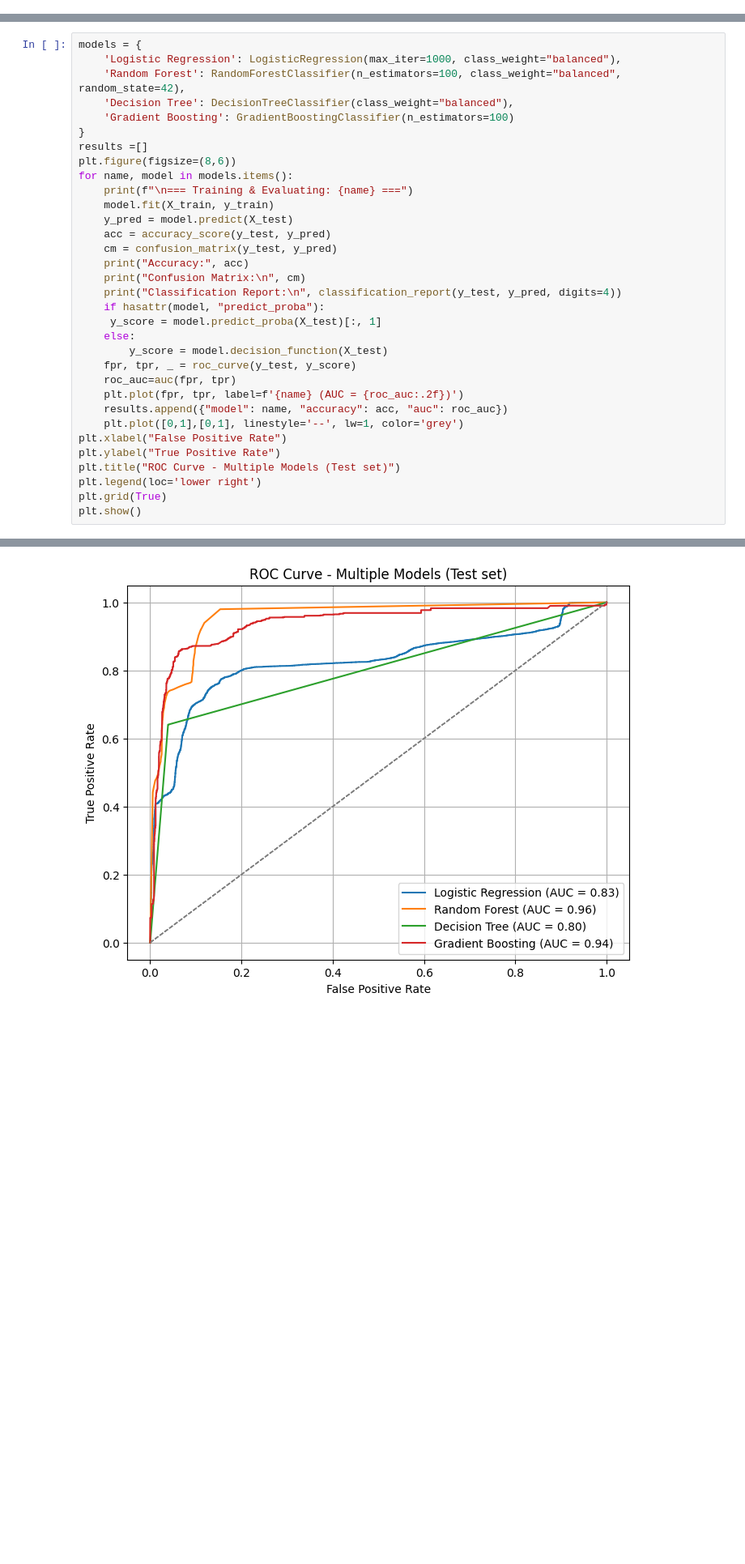
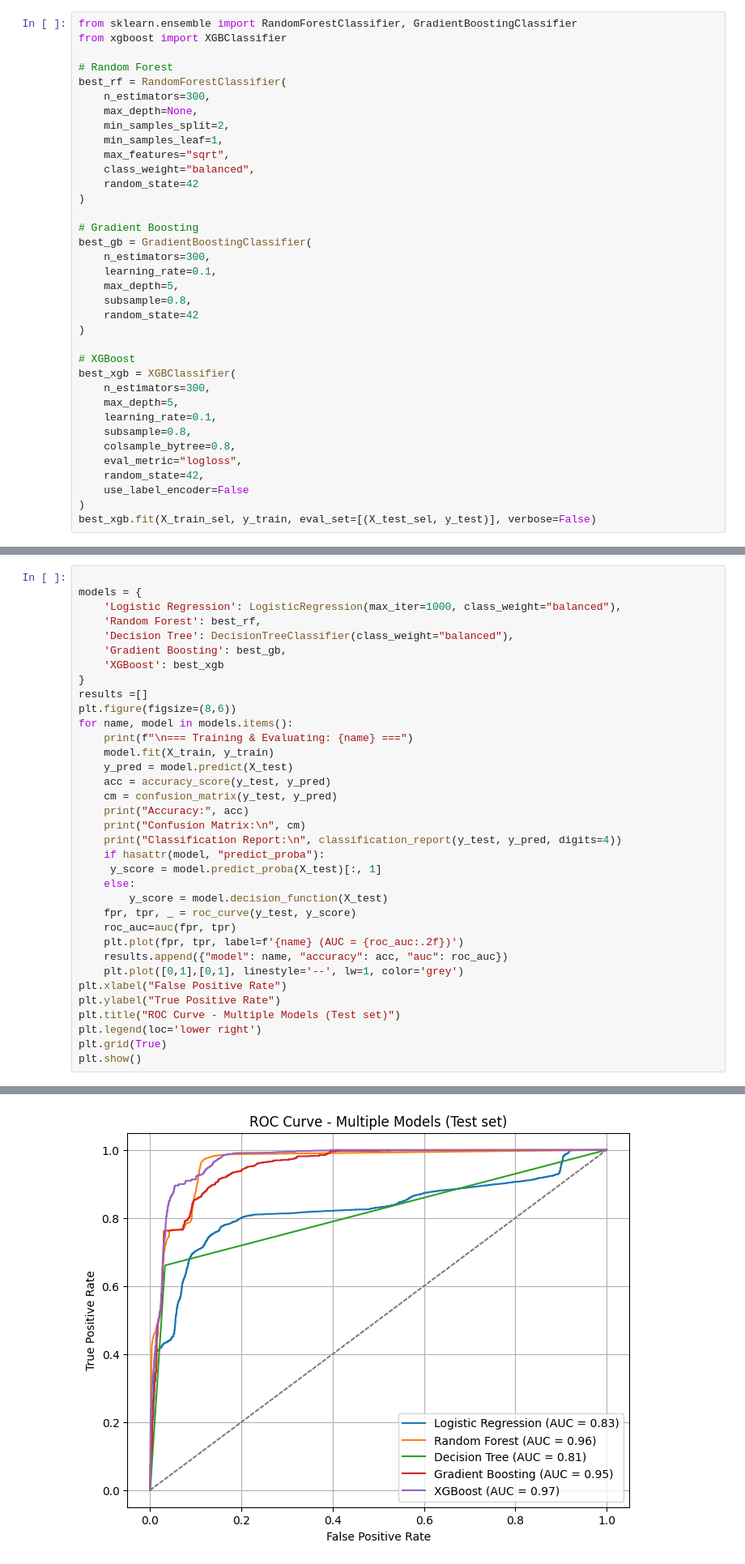
Before and after one commit to SpringBoardMentor193s/SentinelNet, a Jupyter notebook: notebooks/nsl.ipynb, the cells around one changed output, grey strips where cells are left out. Shown at 81% size. Cells and saved outputs as stored; diff of their text form; blank space fills up the shorter version.

```diff
--- a/notebooks/nsl.ipynb
+++ b/notebooks/nsl.ipynb
@@ -311,0 +375,36 @@ Name: count, dtype: int64
+# %%
+from sklearn.ensemble import RandomForestClassifier, GradientBoostingClassifier
+from xgboost import XGBClassifier
+
+# Random Forest
+best_rf = RandomForestClassifier(
+    n_estimators=300,
+    max_depth=None,
+    min_samples_split=2,
+    min_samples_leaf=1,
+    max_features="sqrt",
+    class_weight="balanced",
+    random_state=42
+)
+
+# Gradient Boosting
+best_gb = GradientBoostingClassifier(
+    n_estimators=300,
+    learning_rate=0.1,
+    max_depth=5,
+    subsample=0.8,
+    random_state=42
+)
+
+# XGBoost
+best_xgb = XGBClassifier(
+    n_estimators=300,
+    max_depth=5,
+    learning_rate=0.1,
+    subsample=0.8,
+    colsample_bytree=0.8,
+    eval_metric="logloss",
+    random_state=42,
+    use_label_encoder=False
+)
+best_xgb.fit(X_train_sel, y_train, eval_set=[(X_test_sel, y_test)], verbose=False)
@@ -312,9 +427,11 @@ Name: count, dtype: int64
 # %%
+
 models = {
     'Logistic Regression': LogisticRegression(max_iter=1000, class_weight="balanced"),
-    'Random Forest': RandomForestClassifier(n_estimators=100, class_weight="balanced", random_state=42),
+    'Random Forest': best_rf,
     'Decision Tree': DecisionTreeClassifier(class_weight="balanced"),
-    'Gradient Boosting': GradientBoostingClassifier(n_estimators=100)
+    'Gradient Boosting': best_gb,
+    'XGBoost': best_xgb
 }
 results =[]
 plt.figure(figsize=(8,6))
@@ -363,4 +496,4 @@ weighted avg     0.8521    0.8050    0.8039     22544
-[figure, old version]
+[figure, new version]
 # %%
 res_df = pd.DataFrame(results, columns=["model", "accuracy"])
 print("\nModel Comparison:\n", res_df)
```
Also changed, not shown: parts of 12 cells of this notebook.
